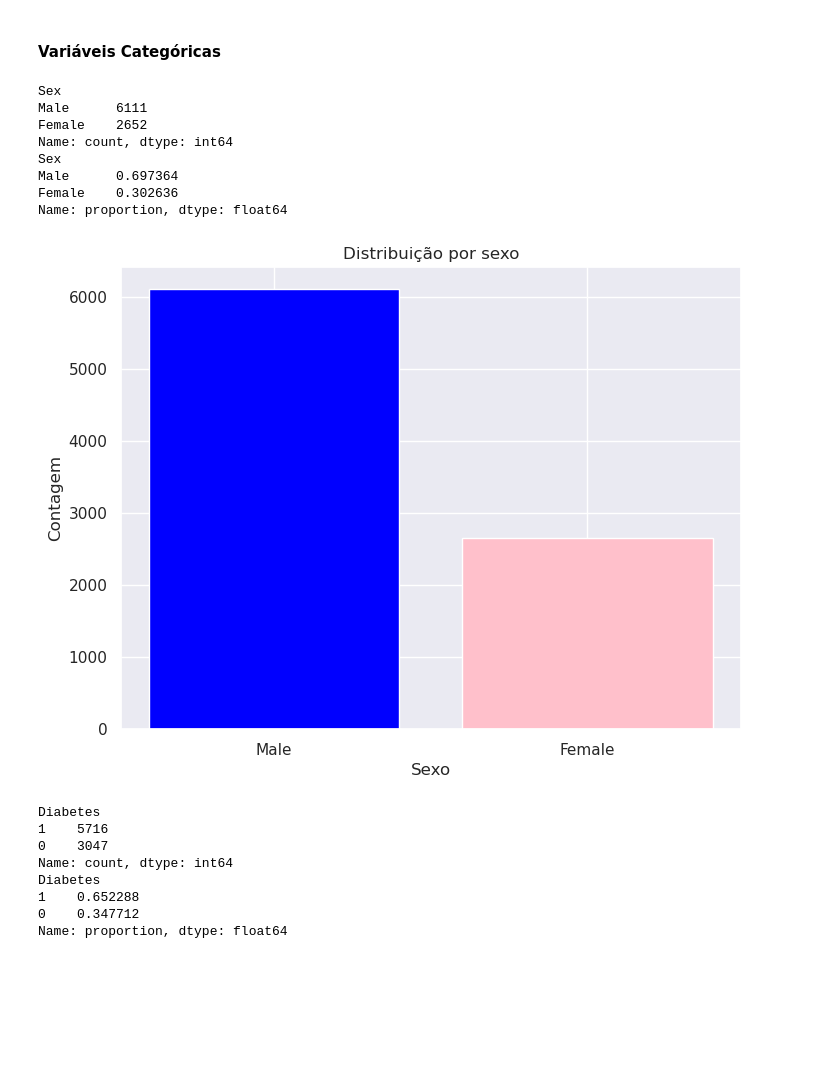
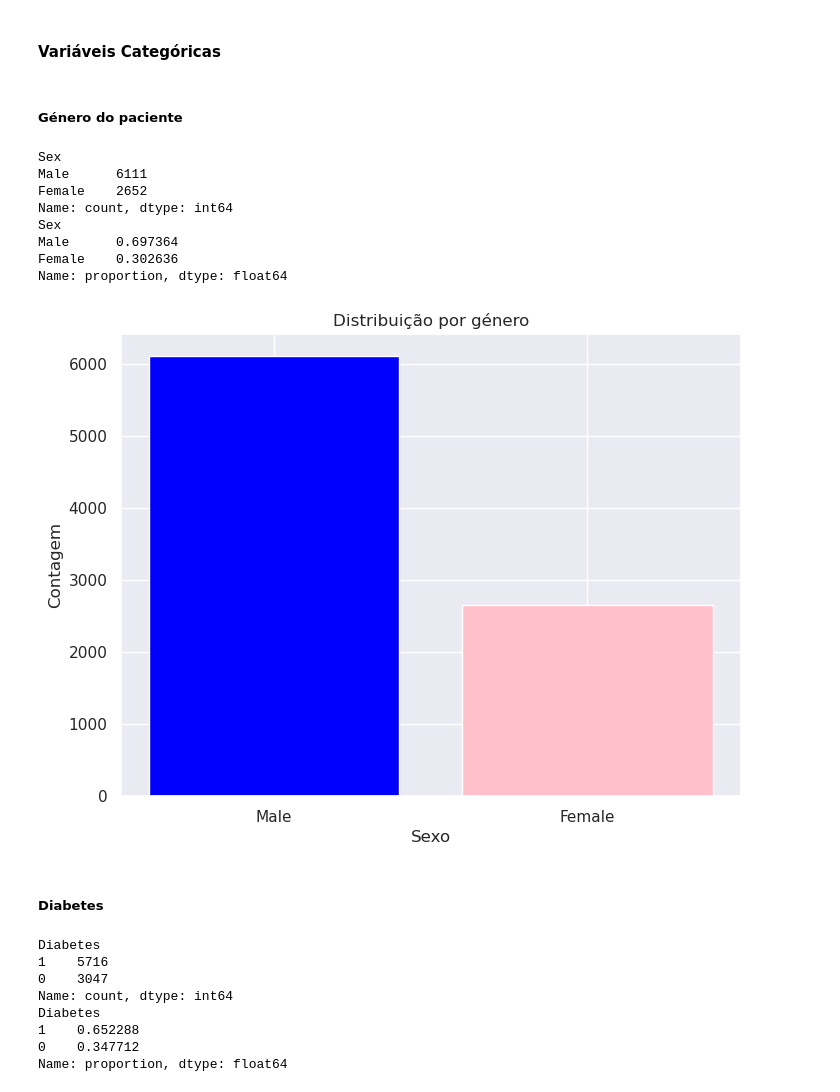
Before and after one commit to orlandopalmeira/Trabalho-DAA-2023-2024, a Jupyter notebook: Tarefa_1/tarefa_1_analise.ipynb, the cells around one changed output. Saved outputs shown, nothing was run; the diff lists cells and outputs as text; code cells hidden in the pictures; blank space fills up the shorter version.

```diff
--- a/Tarefa_1/tarefa_1_analise.ipynb
+++ b/Tarefa_1/tarefa_1_analise.ipynb
@@ -191,0 +194,2 @@ None
+# %%
+data['Continent'] = data['Continent'].replace('Australia', 'Oceania')
@@ -192,9 +198,14 @@ None
+# %%
+columns_to_drop = ["Country", "Continent", "Hemisphere"]
+data = data.drop(columns=columns_to_drop)
 # %% [markdown]
 ## Análise dos Dados
 # %% [markdown]
 De forma a obtermos mais informação, vamos iterar cada uma das variáveis que consideramos relevantes:
 # %% [markdown]
 #### Variáveis Categóricas
+# %% [markdown]
+##### Género do paciente
 # %%
 sex_counts= data['Sex'].value_counts()
 print(sex_counts)
@@ -214,12 +225,14 @@ Name: proportion, dtype: float64
 # %%
 plt.figure(figsize=(8, 6))
 plt.bar(sex_counts.index, sex_counts.values, color=['blue', 'pink'])
 plt.xlabel('Sexo')
 plt.ylabel('Contagem')
-plt.title('Distribuição por sexo')
+plt.title('Distribuição por género')
 plt.show()
 # %% [output]
-[figure, old version]
+[figure, new version]
+# %% [markdown]
+##### Diabetes
 # %%
 diabetes_counts= data['Diabetes'].value_counts()
 print(diabetes_counts)
```
Also changed, not shown: parts of 31 cells of this notebook.
